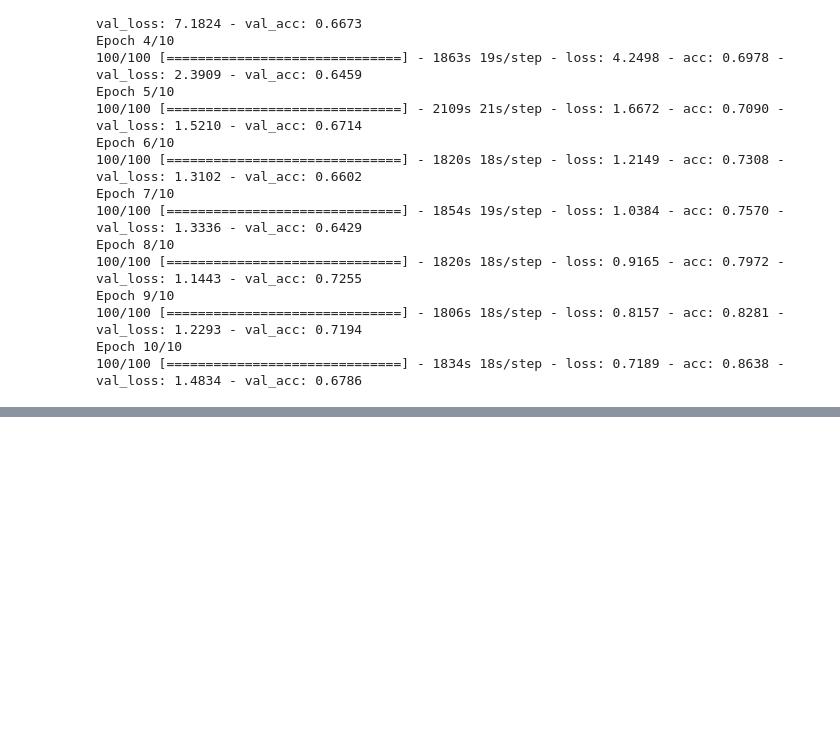
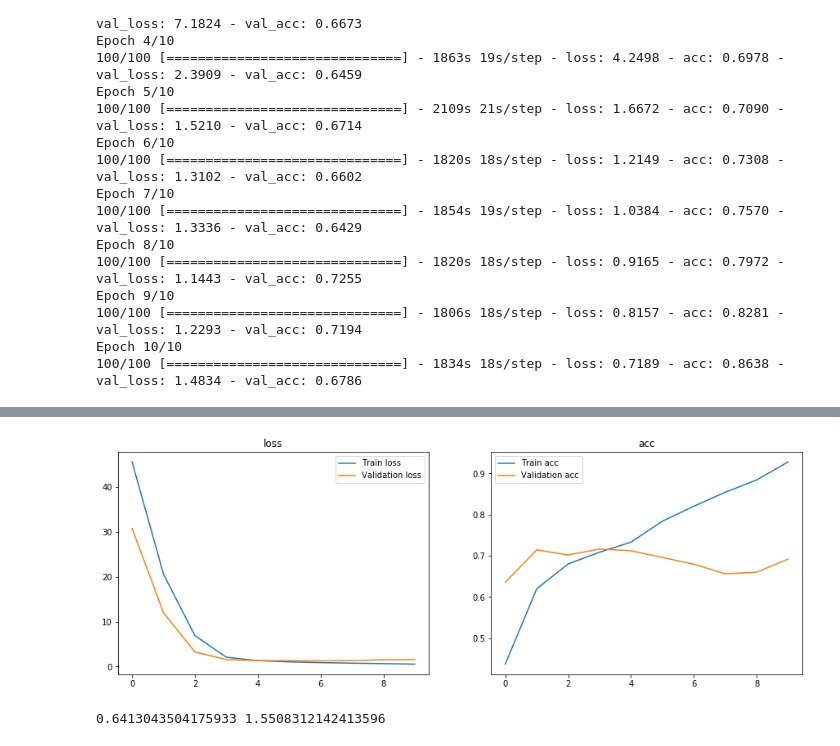
Before and after one commit to Booandlean/Fe_Final_Project, a Jupyter notebook: Notebooks_Phase_2/Modeling_2_p2.ipynb, the cells around one changed output, grey strips where cells are left out. Saved outputs shown, nothing was run; the diff lists cells and outputs as text; code cells hidden in the pictures; blank space fills up the shorter version.

```diff
--- a/Notebooks_Phase_2/Modeling_2_p2.ipynb
+++ b/Notebooks_Phase_2/Modeling_2_p2.ipynb
@@ -196,0 +199,25 @@ Epoch 10/10
+# %%
+charley = models.Sequential()
+charley.add(layers.Conv2D(32, (3, 3), activation='relu', input_shape=(452, 411, 3)))
+charley.add(layers.Conv2D(64, (3, 3), activation='relu'))
+charley.add(layers.MaxPooling2D((2, 2)))
+charley.add(layers.Conv2D(128, (3, 3), activation='relu'))
+charley.add(layers.MaxPooling2D((2, 2)))
+charley.add(layers.Conv2D(128, (3, 3)))
+charley.add(layers.MaxPooling2D((2, 2)))
+charley.add(layers.Conv2D(256, (3, 3), activation='relu', kernel_regularizer =tf.keras.regularizers.l1_l2(l1=0.01, l2=0.01)))
+charley.add(layers.MaxPooling2D((2, 2)))
+charley.add(layers.Flatten())
+charley.add(layers.Dense(64, activation='relu'))
+charley.add(layers.Dense(64, activation='relu'))
+charley.add(layers.Dense(128, activation='relu',))
+charley.add(layers.Dense(4, activation='softmax'))
+
+charley.compile(loss='categorical_crossentropy', optimizer=optimizers.RMSprop(lr=1e-4), metrics=['acc'])
+
+history_charley = charley.fit_generator(
+    train_generator,
+    steps_per_epoch=125,
+    epochs=10,
+    validation_data=validation_generator,
+    validation_steps=50)
@@ -196,0 +245,9 @@ Epoch 10/10
+# %%
+vis_history(history_charley)
+# %% [output]
+[figure, added]
+# %%
+test_loss, test_acc = charley.evaluate_generator(test_generator, steps=50)
+print(test_acc, test_loss)
+# %% [output]
+0.6413043504175933 1.5508312142413596
```
Also changed, not shown: parts of 12 cells of this notebook, 7 other files.
